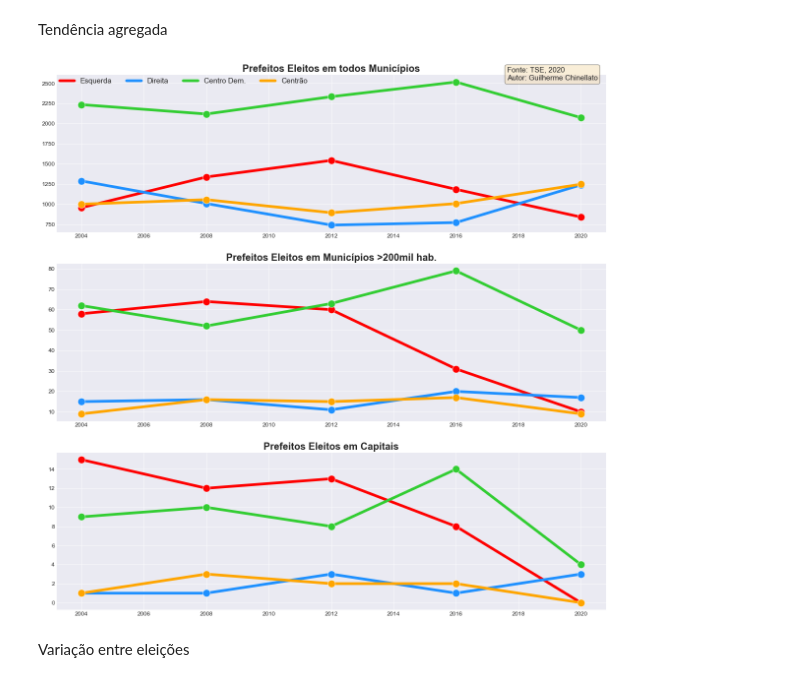
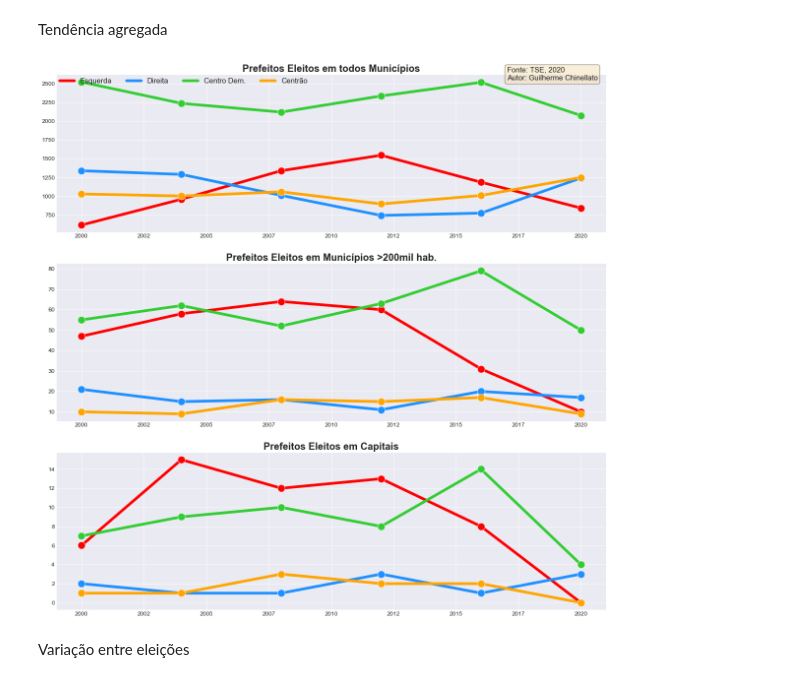
Before and after one commit to gchinellato/eleicoes-ideologia, a Jupyter notebook: eleicoes-ideologia.ipynb, the cells around one changed output. Drawn from its saved outputs; the diff is of its cells as text; code cells hidden in the pictures.

```diff
--- a/eleicoes-ideologia.ipynb
+++ b/eleicoes-ideologia.ipynb
@@ -103,7 +105,7 @@ df = df_concat.append(df_2020, sort=False)
 # %% [markdown]
 # Filtrar por ano da eleição
 # %%
-ano_da_eleicao = df.ano_eleicao.unique().tolist()[2:]
+ano_da_eleicao = df.ano_eleicao.unique().tolist()[1:]
 # %% [markdown]
 Renomear partidos antigos
 # %%
@@ -640,32 +660,36 @@ Tendência agregada
 # %%
 fig, axs = plt.subplots(3,1, figsize = (20,20))
 
 l_total = sns.lineplot(data=agg_total, dashes=False, legend='brief', linewidth=5.5, palette=colors, marker='o', markersize=15, ax=axs[0])
 l_200mil = sns.lineplot(data=agg_200mil, dashes=False, legend=False, linewidth=5.5, palette=colors, marker='o', markersize=15, ax=axs[1])
 l_capitais = sns.lineplot(data=agg_capitais, dashes=False, legend=False, linewidth=5.5, palette=colors, marker='o', markersize=15, ax=axs[2])
 
 axs[0].set_title('Prefeitos Eleitos em todos Municípios', fontsize=20, fontweight='bold')
 axs[1].set_title('Prefeitos Eleitos em Municípios >200mil hab.', fontsize=20, fontweight='bold')
 axs[2].set_title('Prefeitos Eleitos em Capitais', fontsize=20, fontweight='bold')
 
 axs[0].tick_params(axis='both', which='major', labelsize=12)
 axs[1].tick_params(axis='both', which='major', labelsize=12)
 axs[2].tick_params(axis='both', which='major', labelsize=12)
 
+axs[0].set_xticklabels(labels=[int(i) for i in axs[0].get_xticks()])
+axs[1].set_xticklabels(labels=[int(i) for i in axs[1].get_xticks()])
+axs[2].set_xticklabels(labels=[int(i) for i in axs[2].get_xticks()])
+
 def flip(items, ncol):
     return itertools.chain(*[items[i::ncol] for i in range(ncol)])
 
 handles, labels = axs[0].get_legend_handles_labels()
 leg = l_total.legend(flip(handles, 4), flip(labels, 4), loc=2, ncol=4, fontsize=15,borderaxespad=0.)
 for line in leg.get_lines():
     line.set_linewidth(5.5)
 
 props = dict(boxstyle='round', facecolor='wheat', alpha=0.5)
 axs[0].text(0.82, 1.05, textstr, transform=axs[0].transAxes, fontsize=15,
         verticalalignment='top', bbox=props)
-plt.savefig('output/prefeitos_consolidado_agg.png',dpi=300, bbox_inches = 'tight')
+plt.savefig('output/prefeitos_consolidado_agg.png', dpi=300, bbox_inches = 'tight')
 # %% [output]
-[figure, old version]
+[figure, new version]
 # %% [markdown]
 Variação entre eleições
 # %%
```
Also changed, not shown: parts of 28 cells of this notebook, 17 other files.
